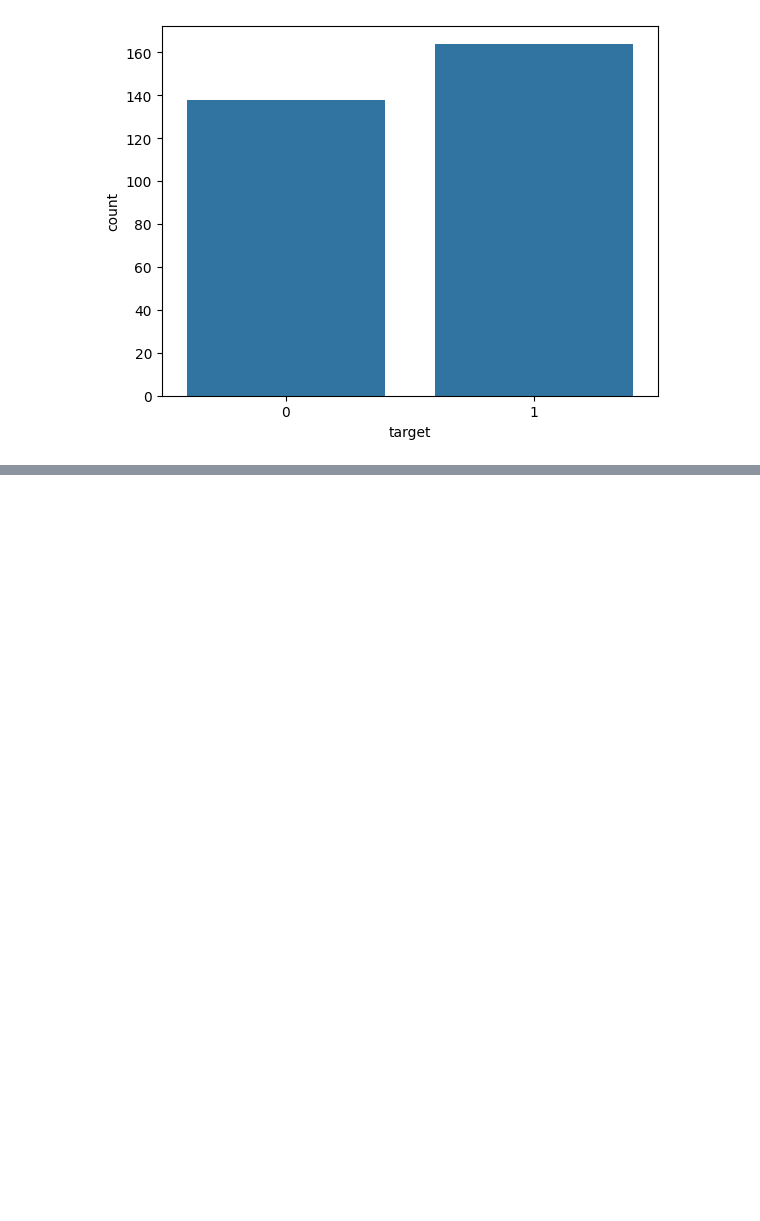
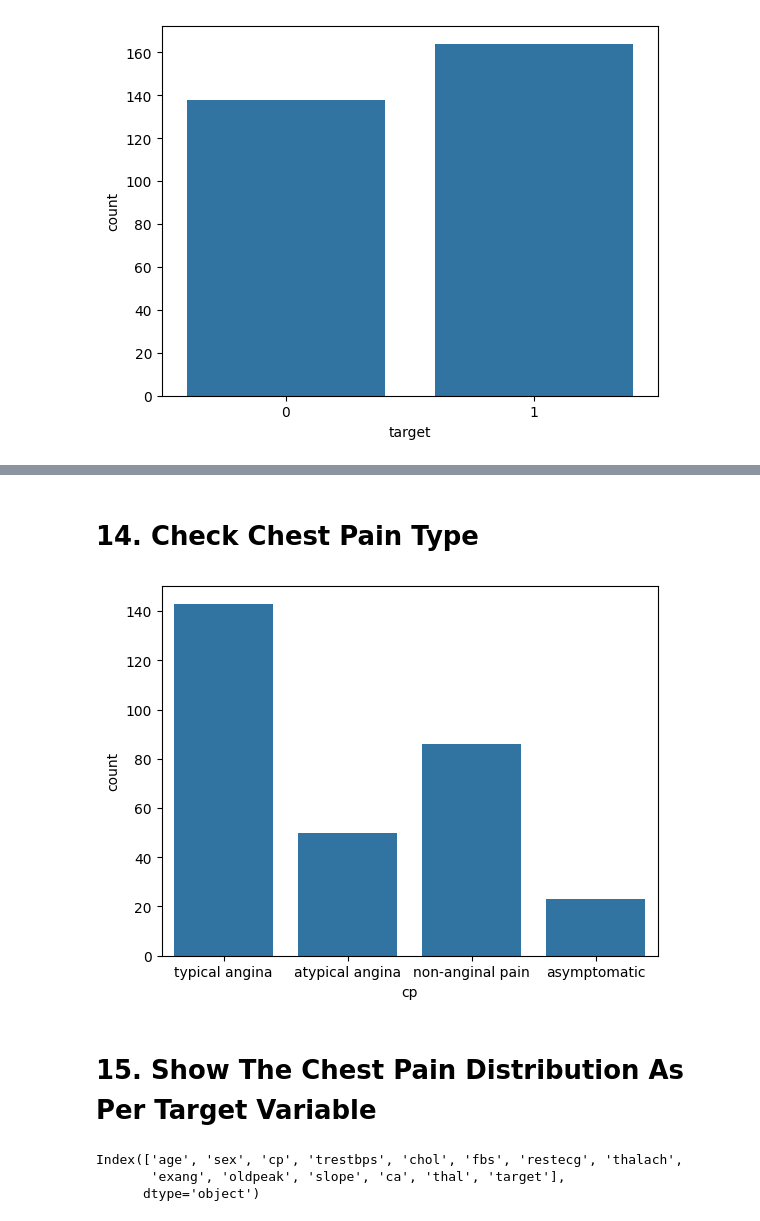
Before and after one commit to niharikaathakur/Heart-Lens, a Jupyter notebook: Heart_Disease_Analysis.ipynb, the cells around one changed output, grey strips where cells are left out. Cells and saved outputs as stored; diff of their text form; code cells hidden in the pictures; blank space fills up the shorter version.

```diff
--- a/Heart_Disease_Analysis.ipynb
+++ b/Heart_Disease_Analysis.ipynb
@@ -151,0 +195,16 @@ sns.countplot(data,x='target')
+# %% [markdown]
+# 14. Check Chest Pain Type
+# %%
+sns.countplot(data,x='cp')
+plt.xticks([0,1,2,3],["typical angina","atypical angina","non-anginal pain","asymptomatic"])
+plt.show()
+# %% [output]
+[figure, added]
+# %% [markdown]
+# 15. Show The Chest Pain Distribution As Per Target Variable
+# %%
+data.columns
+# %% [output]
+Index(['age', 'sex', 'cp', 'trestbps', 'chol', 'fbs', 'restecg', 'thalach',
+       'exang', 'oldpeak', 'slope', 'ca', 'thal', 'target'],
+      dtype='object')
```
Also changed, not shown: parts of 22 cells of this notebook.
